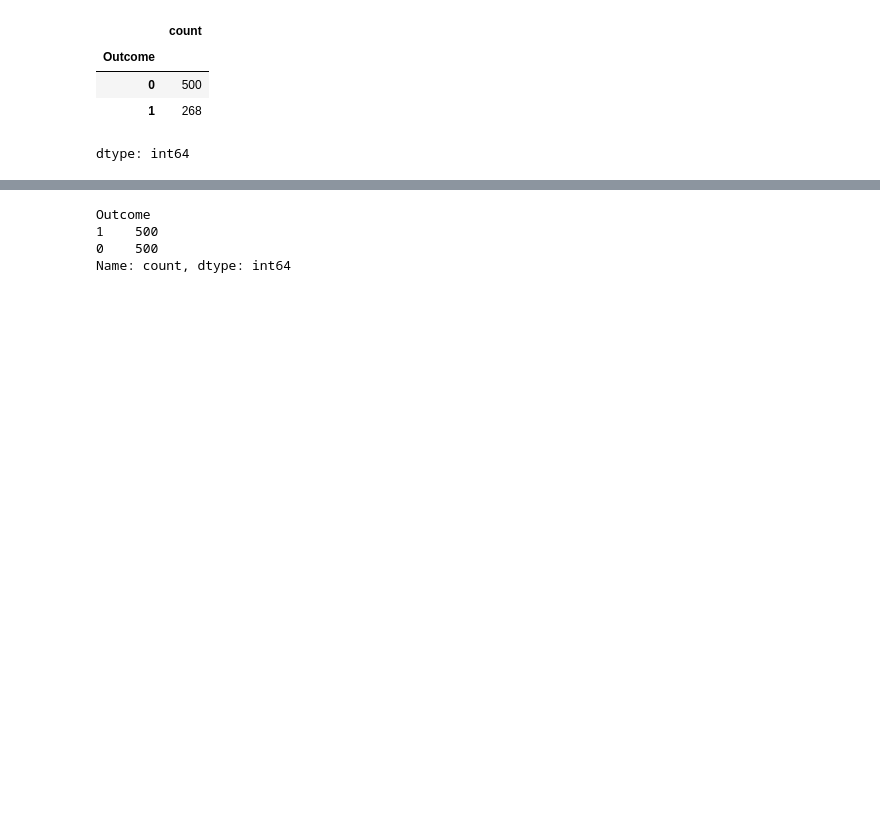
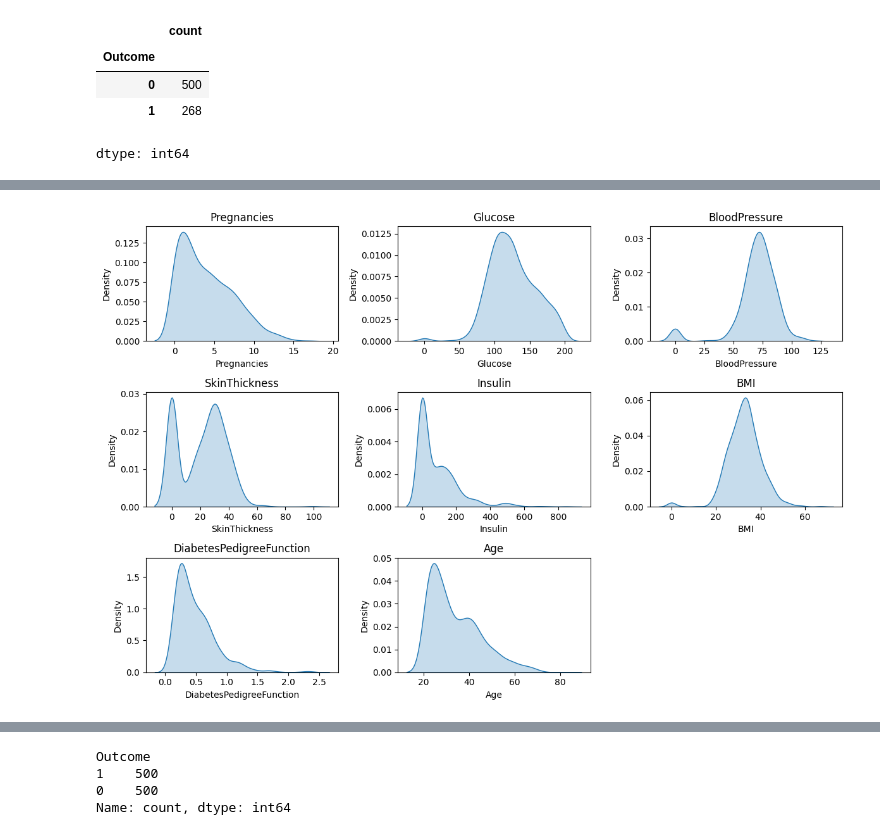
Before and after one commit to oleksandragolub/Progetto-Machine-Learning, a Jupyter notebook: progetto_machine_learning.ipynb, the cells around one changed output, grey strips where cells are left out. Saved outputs shown, nothing was run; the diff lists cells and outputs as text; code cells hidden in the pictures; blank space fills up the shorter version.

```diff
--- a/progetto_machine_learning.ipynb
+++ b/progetto_machine_learning.ipynb
@@ -58,0 +105,10 @@ dtype: int64
+# %%
+plt.figure(figsize=(12, 8))
+for i, col in enumerate(X_resampled.columns):
+    plt.subplot(3, 3, i+1)
+    sns.kdeplot(data=X_resampled, x=col, fill=True)
+    plt.title(col)
+plt.tight_layout()
+plt.show()
+# %% [output]
+[figure, added]
```
Also changed, not shown: parts of 19 cells of this notebook.
